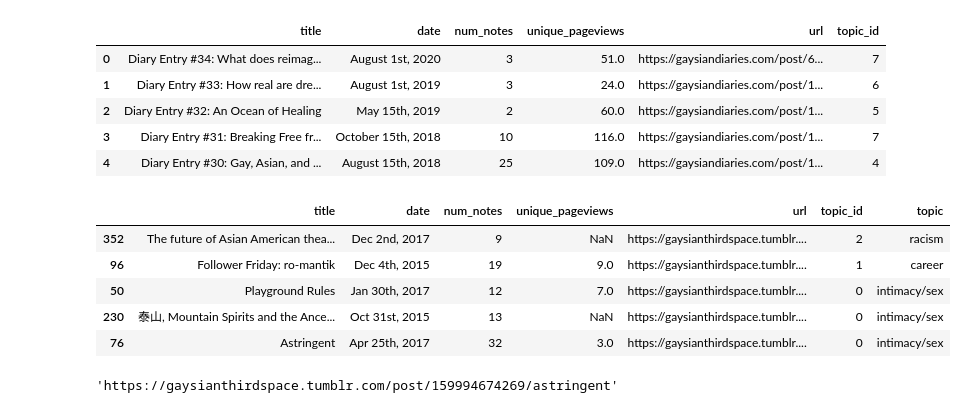
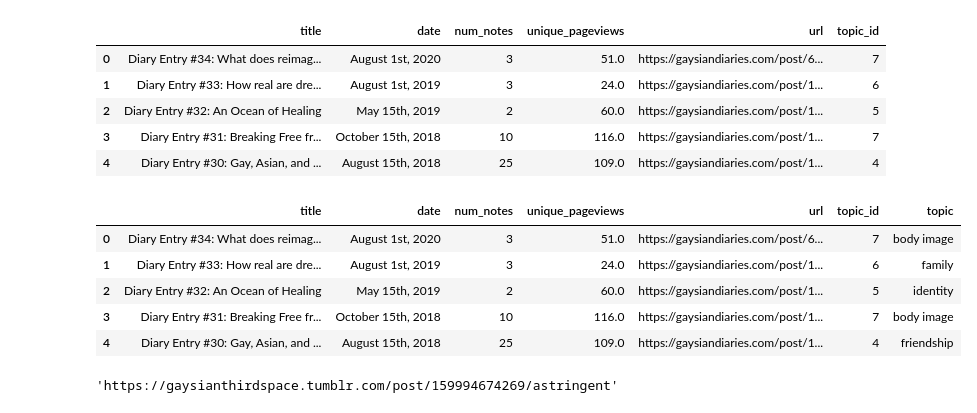
Before and after one commit to binh748/queer-asian-stories, a Jupyter notebook: notebooks/topic_modeling.ipynb, the cells around one changed output. Saved outputs shown, nothing was run; the diff lists cells and outputs as text; code cells hidden in the pictures.

```diff
--- a/notebooks/topic_modeling.ipynb
+++ b/notebooks/topic_modeling.ipynb
@@ -431,12 +463,12 @@ choicelist = ['intimacy/sex',
               'body image']
 # %%
 blogs_df['topic'] = np.select(condlist, choicelist)
-# %%
-blogs_df.sample(5)
-# %% [output]
-|  | title | date | num_notes | unique_pageviews | url | topic_id | topic |
-| 352 | The future of Asian American thea... | Dec 2nd, 2017 | 9 | NaN | https://gaysianthirdspace.tumblr.... | 2 | racism |
-| 96 | Follower Friday: ro-mantik | Dec 4th, 2015 | 19 | 9.0 | https://gaysianthirdspace.tumblr.... | 1 | career |
-| 50 | Playground Rules | Jan 30th, 2017 | 12 | 7.0 | https://gaysianthirdspace.tumblr.... | 0 | intimacy/sex |
-| 230 | 泰山, Mountain Spirits and the Ance... | Oct 31st, 2015 | 13 | NaN | https://gaysianthirdspace.tumblr.... | 0 | intimacy/sex |
-| 76 | Astringent | Apr 25th, 2017 | 32 | 3.0 | https://gaysianthirdspace.tumblr.... | 0 | intimacy/sex |
+# %%
+blogs_df.head()
+# %% [output]
+|  | title | date | num_notes | unique_pageviews | url | topic_id | topic |
+| 0 | Diary Entry #34: What does reimag... | August 1st, 2020 | 3 | 51.0 | https://gaysiandiaries.com/post/6... | 7 | body image |
+| 1 | Diary Entry #33: How real are dre... | August 1st, 2019 | 3 | 24.0 | https://gaysiandiaries.com/post/1... | 6 | family |
+| 2 | Diary Entry #32: An Ocean of Healing | May 15th, 2019 | 2 | 60.0 | https://gaysiandiaries.com/post/1... | 5 | identity |
+| 3 | Diary Entry #31: Breaking Free fr... | October 15th, 2018 | 10 | 116.0 | https://gaysiandiaries.com/post/1... | 7 | body image |
+| 4 | Diary Entry #30: Gay, Asian, and ... | August 15th, 2018 | 25 | 109.0 | https://gaysiandiaries.com/post/1... | 4 | friendship |
```
Also changed, not shown: parts of 12 cells of this notebook, 3 other files.
